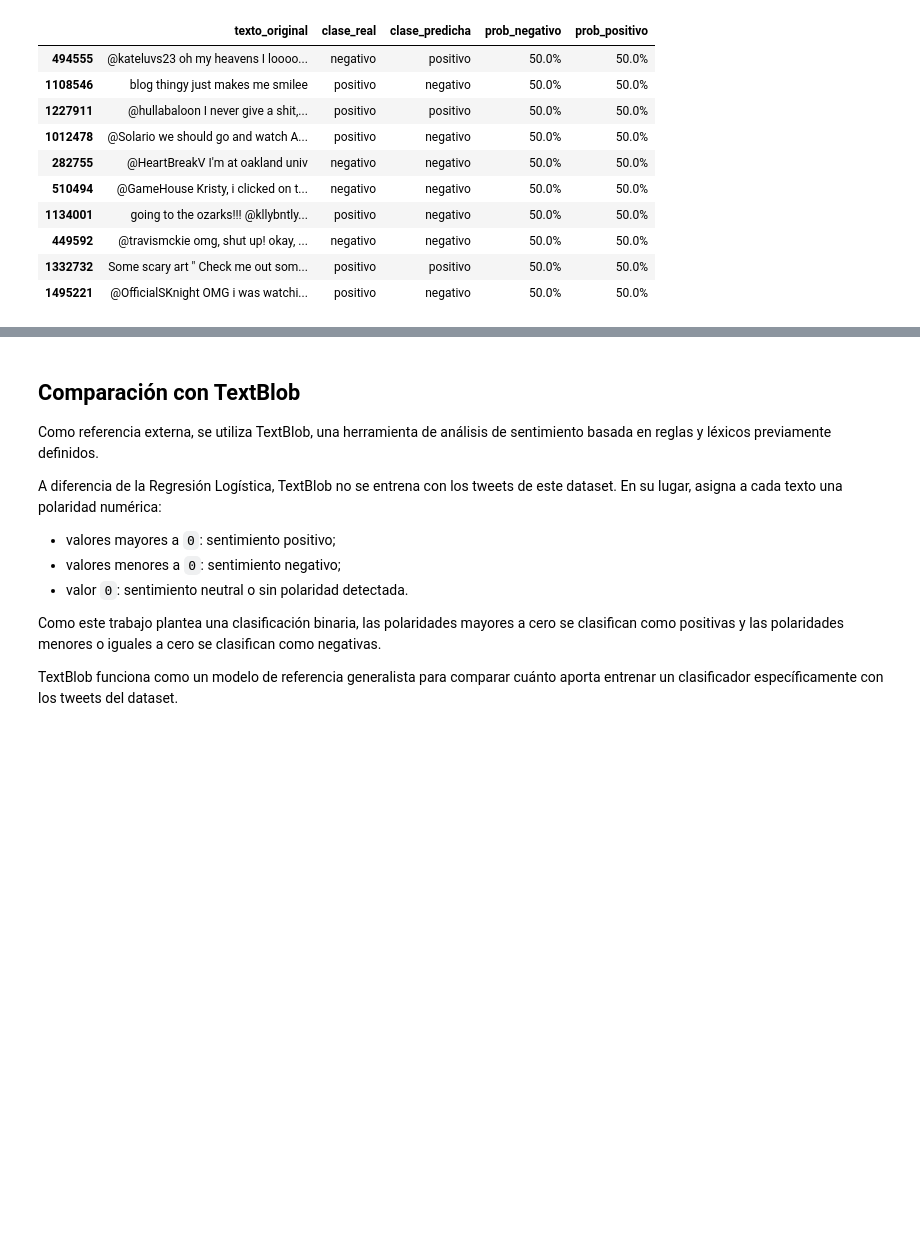
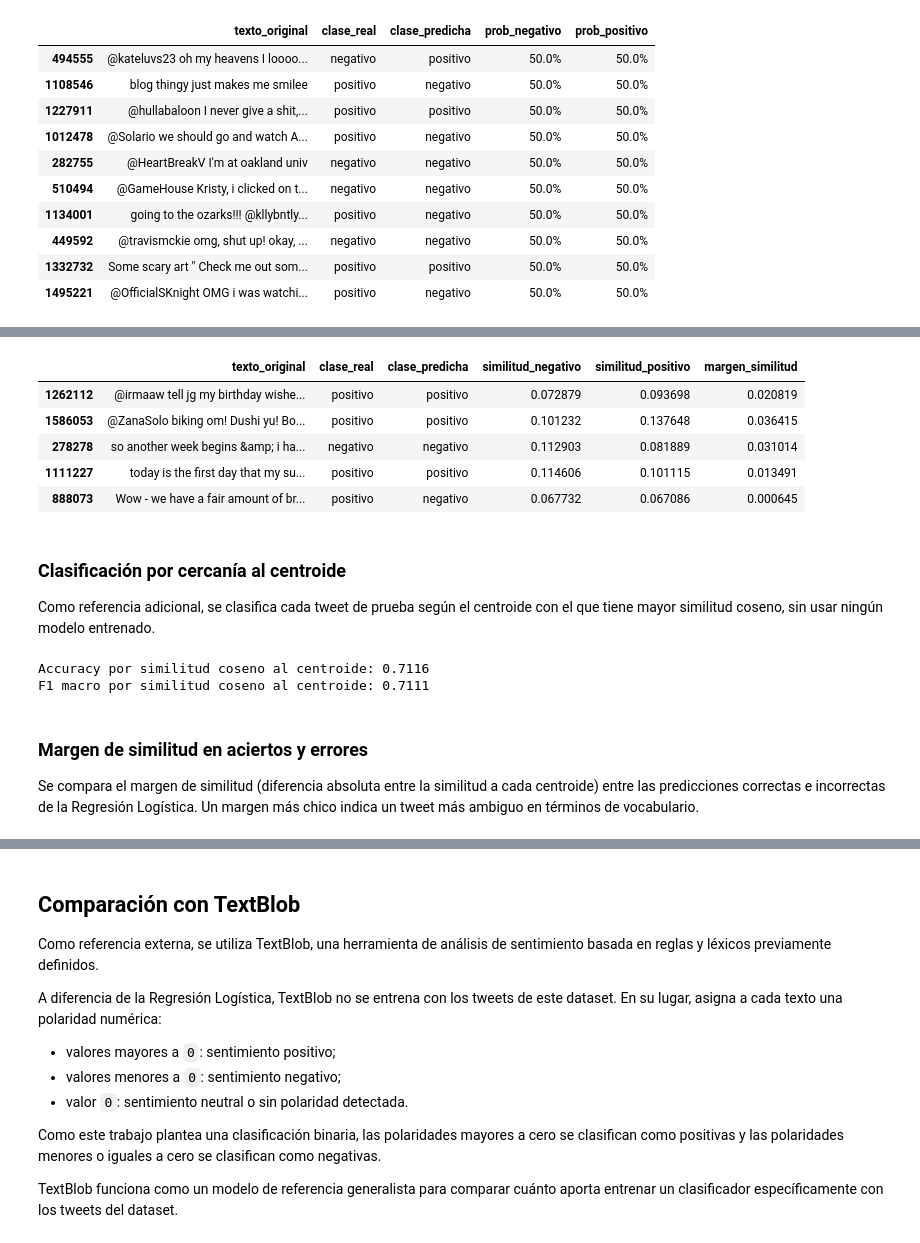
Before and after one commit to AlejoMarconi/tp3-nlp-tweets, a Jupyter notebook: notebook.ipynb, the cells around one changed output, grey strips where cells are left out. Saved outputs shown, nothing was run; the diff lists cells and outputs as text; code cells hidden in the pictures; blank space fills up the shorter version.

```diff
--- a/notebook.ipynb
+++ b/notebook.ipynb
@@ -1323,0 +1508,78 @@ display(
+# %%
+from sklearn.metrics.pairwise import cosine_similarity
+
+centroide_negativo = np.asarray(
+    X_train_tfidf[(y_train == 0).values].mean(axis=0)
+)
+centroide_positivo = np.asarray(
+    X_train_tfidf[(y_train == 1).values].mean(axis=0)
+)
+
+centroides = np.vstack([centroide_negativo, centroide_positivo])
+
+similitud_test = cosine_similarity(X_test_tfidf, centroides)
+
+resultados_prediccion["similitud_negativo"] = similitud_test[:, 0]
+resultados_prediccion["similitud_positivo"] = similitud_test[:, 1]
+resultados_prediccion["margen_similitud"] = (
+    resultados_prediccion["similitud_positivo"]
+    - resultados_prediccion["similitud_negativo"]
+).abs()
+
+display(
+    resultados_prediccion[
+        [
+            "texto_original",
+            "clase_real",
+            "clase_predicha",
+            "similitud_negativo",
+            "similitud_positivo",
+            "margen_similitud"
+        ]
+    ].head()
+)
+# %% [output]
+|  | texto_original | clase_real | clase_predicha | similitud_negativo | similitud_positivo | margen_similitud |
+| 1262112 | @irmaaw tell jg my birthday wishe... | positivo | positivo | 0.072879 | 0.093698 | 0.020819 |
+| 1586053 | @ZanaSolo biking om! Dushi yu! Bo... | positivo | positivo | 0.101232 | 0.137648 | 0.036415 |
+| 278278 | so another week begins &amp; i ha... | negativo | negativo | 0.112903 | 0.081889 | 0.031014 |
+| 1111227 | today is the first day that my su... | positivo | positivo | 0.114606 | 0.101115 | 0.013491 |
+| 888073 | Wow - we have a fair amount of br... | positivo | negativo | 0.067732 | 0.067086 | 0.000645 |
+# %% [markdown]
+### Clasificación por cercanía al centroide
+
+Como referencia adicional, se clasifica cada tweet de prueba según el centroide con el que tiene mayor similitud coseno, sin usar ningún modelo entrenado.
+# %%
+y_pred_centroide = np.where(
+    resultados_prediccion["similitud_positivo"]
+    > resultados_prediccion["similitud_negativo"],
+    "positivo",
+    "negativo"
+)
+
+accuracy_centroide = accuracy_score(
+    resultados_prediccion["clase_real"],
+    y_pred_centroide
+)
+f1_macro_centroide = f1_score(
+    resultados_prediccion["clase_real"],
+    y_pred_centroide,
+    average="macro",
+    zero_division=0
+)
+
+print(
+    "Accuracy por similitud coseno al centroide:",
+    round(accuracy_centroide, 4)
+)
+print(
+    "F1 macro por similitud coseno al centroide:",
+    round(f1_macro_centroide, 4)
+)
+# %% [output]
+Accuracy por similitud coseno al centroide: 0.7116
+F1 macro por similitud coseno al centroide: 0.7111
+# %% [markdown]
+### Margen de similitud en aciertos y errores
+
+Se compara el margen de similitud (diferencia absoluta entre la similitud a cada centroide) entre las predicciones correctas e incorrectas de la Regresión Logística. Un margen más chico indica un tweet más ambiguo en términos de vocabulario.
```
Also changed, not shown: parts of 22 cells of this notebook.
